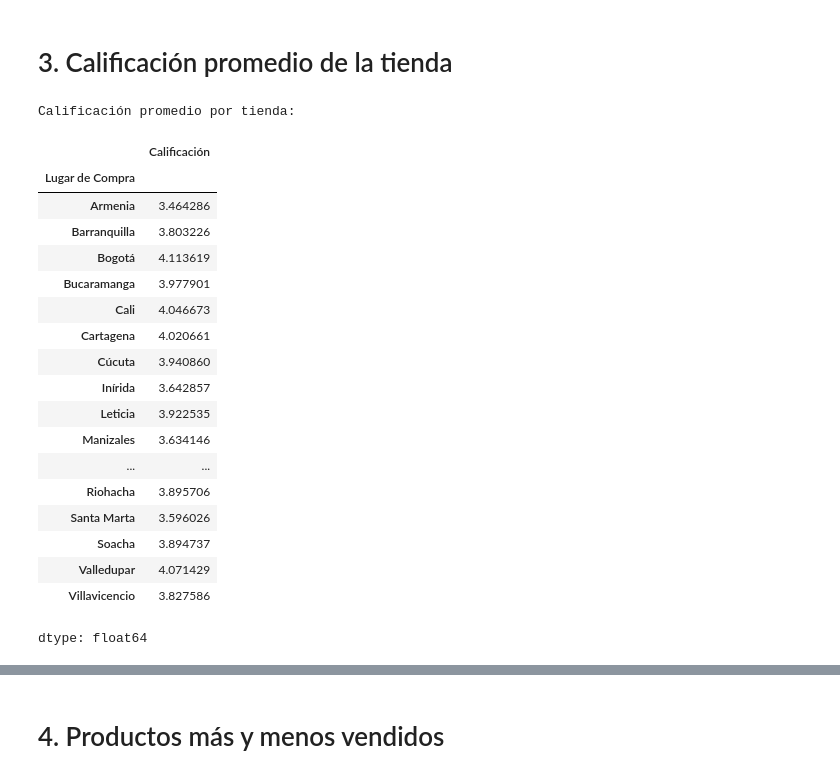
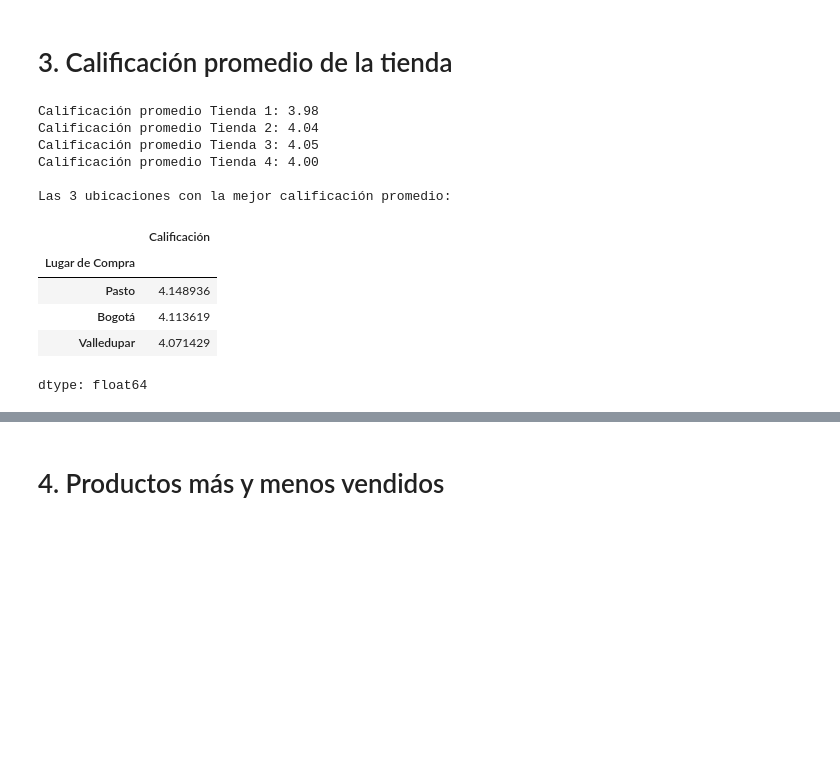
Before and after one commit to Beaebert/challenge1-data-science-latam, a Jupyter notebook: AluraStoreLatam.ipynb, the cells around one changed output, grey strips where cells are left out. Cells and saved outputs as stored; diff of their text form; code cells hidden in the pictures; blank space fills up the shorter version.

```diff
--- a/AluraStoreLatam.ipynb
+++ b/AluraStoreLatam.ipynb
@@ -149,30 +205,41 @@ Cantidad de ventas por categoría (Tienda 4):
 dtype: int64
 # %% [markdown]
 # 3. Calificación promedio de la tienda
-# %%
-# Calculate the average rating for each store
-average_rating_by_store = all_tiendas.groupby('Lugar de Compra')['Calificación'].mean()
-
-print("Calificación promedio por tienda:")
-display(average_rating_by_store)
-# %% [output]
-Calificación promedio por tienda:
-|  | Calificación |
-| Lugar de Compra |  |
-| Armenia | 3.464286 |
-| Barranquilla | 3.803226 |
-| Bogotá | 4.113619 |
-| Bucaramanga | 3.977901 |
-| Cali | 4.046673 |
-| Cartagena | 4.020661 |
-| Cúcuta | 3.940860 |
-| Inírida | 3.642857 |
-| Leticia | 3.922535 |
-| Manizales | 3.634146 |
-| ... | ... |
-| Riohacha | 3.895706 |
-| Santa Marta | 3.596026 |
-| Soacha | 3.894737 |
-| Valledupar | 4.071429 |
-| Villavicencio | 3.827586 |
-dtype: float64
+# %%
+import pandas as pd
+
+# Combine all dataframes into a single dataframe
+all_tiendas = pd.concat([tienda, tienda2, tienda3, tienda4])
+
+# Calculate the average rating for each individual store
+average_rating_tienda1 = tienda['Calificación'].mean()
+average_rating_tienda2 = tienda2['Calificación'].mean()
+average_rating_tienda3 = tienda3['Calificación'].mean()
+average_rating_tienda4 = tienda4['Calificación'].mean()
+
+print(f"Calificación promedio Tienda 1: {average_rating_tienda1:.2f}")
+print(f"Calificación promedio Tienda 2: {average_rating_tienda2:.2f}")
+print(f"Calificación promedio Tienda 3: {average_rating_tienda3:.2f}")
+print(f"Calificación promedio Tienda 4: {average_rating_tienda4:.2f}")
+
+# Calculate the average rating for each location in the combined dataframe
+average_rating_by_location = all_tiendas.groupby('Lugar de Compra')['Calificación'].mean()
+
+# Get the top 3 locations with the highest average rating
+top_3_locations = average_rating_by_location.nlargest(3)
+
+print("\nLas 3 ubicaciones con la mejor calificación promedio:")
+display(top_3_locations)
+# %% [output]
+Calificación promedio Tienda 1: 3.98
+Calificación promedio Tienda 2: 4.04
+Calificación promedio Tienda 3: 4.05
+Calificación promedio Tienda 4: 4.00
+
+Las 3 ubicaciones con la mejor calificación promedio:
+|  | Calificación |
+| Lugar de Compra |  |
+| Pasto | 4.148936 |
+| Bogotá | 4.113619 |
+| Valledupar | 4.071429 |
+dtype: float64
```
Also changed, not shown: parts of 4 cells of this notebook.
